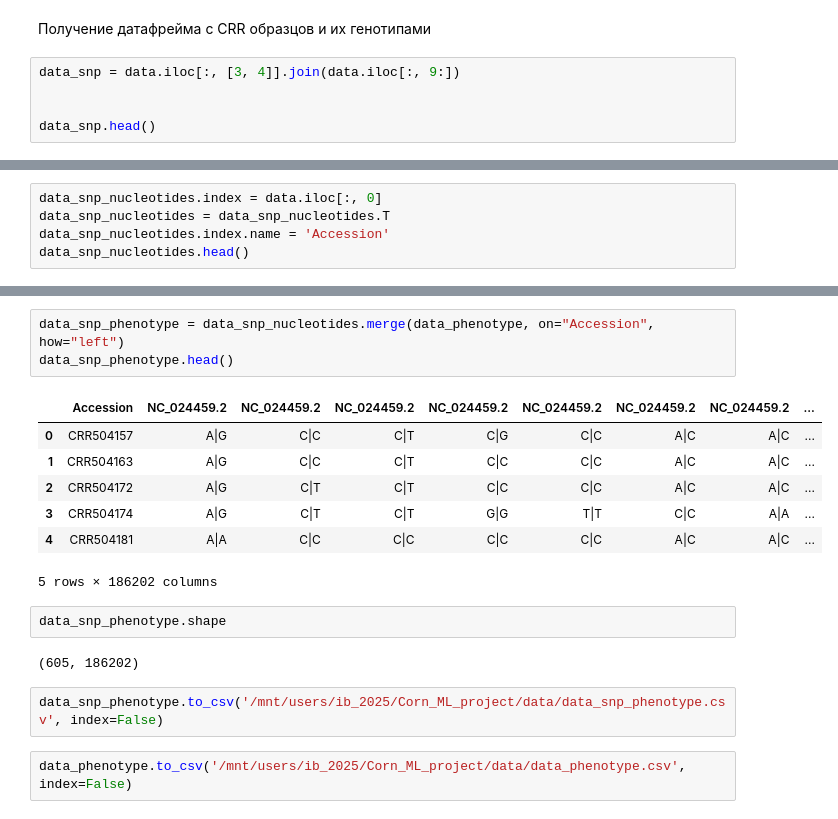
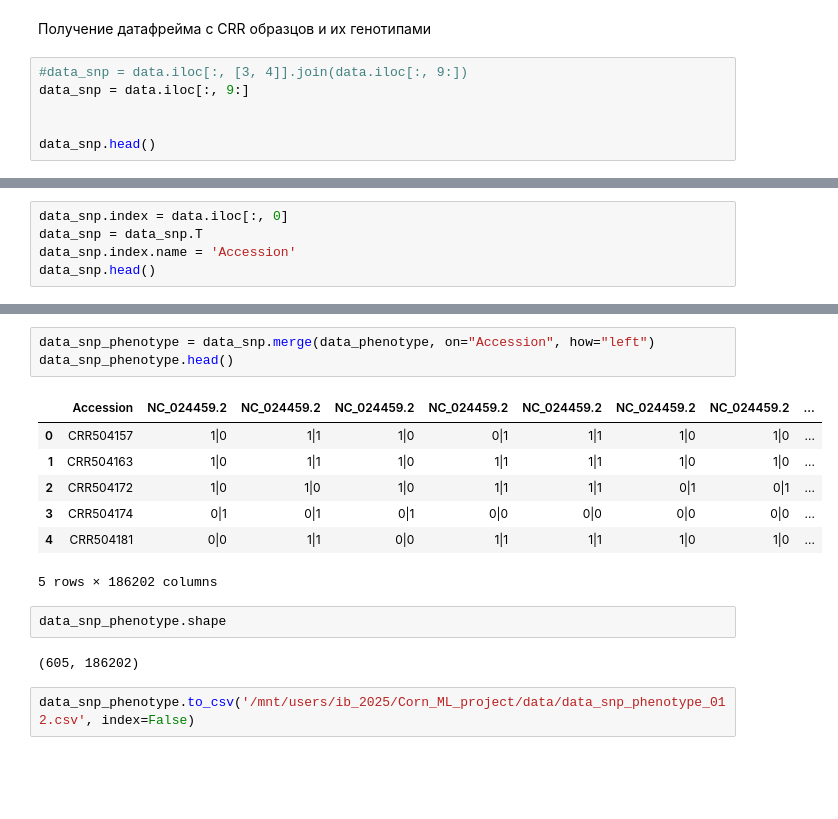
Before and after one commit to Polina1010123/phenoPredict, a Jupyter notebook: code/data_processing.ipynb, the cells around one changed output, grey strips where cells are left out. Saved outputs shown, nothing was run; the diff lists cells and outputs as text; blank space fills up the shorter version.

```diff
--- a/code/data_processing.ipynb
+++ b/code/data_processing.ipynb
@@ -129,7 +129,8 @@ array(['PA', 'NSS', 'Iodent', 'PB', 'SS', 'SPT', 'Admix'], dtype=object)
 # %% [markdown]
 Получение датафрейма с CRR образцов и их генотипами
 # %%
-data_snp = data.iloc[:, [3, 4]].join(data.iloc[:, 9:])
+#data_snp = data.iloc[:, [3, 4]].join(data.iloc[:, 9:])
+data_snp = data.iloc[:, 9:]
 
 
 data_snp.head()
@@ -230,8 +225,8 @@ data_snp_nucleotides
 # %%
-data_snp_nucleotides.index = data.iloc[:, 0]
-data_snp_nucleotides = data_snp_nucleotides.T
-data_snp_nucleotides.index.name = 'Accession'
-data_snp_nucleotides.head()
+data_snp.index = data.iloc[:, 0]
+data_snp = data_snp.T
+data_snp.index.name = 'Accession'
+data_snp.head()
 # %% [output]
 | #CHROM | NC_024459.2 | NC_024459.2 | NC_024459.2 | NC_024459.2 | NC_024459.2 | NC_024459.2 | NC_024459.2 | ... |
 | Accession |  |  |  |  |  |  |  | ... |
@@ -243,20 +238,18 @@ data_snp_nucleotides.head()
 5 rows × 186200 columns
 # %%
-data_snp_phenotype = data_snp_nucleotides.merge(data_phenotype, on="Accession", how="left")
+data_snp_phenotype = data_snp.merge(data_phenotype, on="Accession", how="left")
 data_snp_phenotype.head()
 # %% [output]
 |  | Accession | NC_024459.2 | NC_024459.2 | NC_024459.2 | NC_024459.2 | NC_024459.2 | NC_024459.2 | NC_024459.2 | ... |
-| 0 | CRR504157 | A|G | C|C | C|T | C|G | C|C | A|C | A|C | ... |
-| 1 | CRR504163 | A|G | C|C | C|T | C|C | C|C | A|C | A|C | ... |
-| 2 | CRR504172 | A|G | C|T | C|T | C|C | C|C | A|C | A|C | ... |
-| 3 | CRR504174 | A|G | C|T | C|T | G|G | T|T | C|C | A|A | ... |
-| 4 | CRR504181 | A|A | C|C | C|C | C|C | C|C | A|C | A|C | ... |
+| 0 | CRR504157 | 1|0 | 1|1 | 1|0 | 0|1 | 1|1 | 1|0 | 1|0 | ... |
+| 1 | CRR504163 | 1|0 | 1|1 | 1|0 | 1|1 | 1|1 | 1|0 | 1|0 | ... |
+| 2 | CRR504172 | 1|0 | 1|0 | 1|0 | 1|1 | 1|1 | 0|1 | 0|1 | ... |
+| 3 | CRR504174 | 0|1 | 0|1 | 0|1 | 0|0 | 0|0 | 0|0 | 0|0 | ... |
+| 4 | CRR504181 | 0|0 | 1|1 | 0|0 | 1|1 | 1|1 | 1|0 | 1|0 | ... |
 5 rows × 186202 columns
 # %%
 data_snp_phenotype.shape
 # %% [output]
 (605, 186202)
 # %%
-data_snp_phenotype.to_csv('/mnt/users/ib_2025/Corn_ML_project/data/data_snp_phenotype.csv', index=False)
+data_snp_phenotype.to_csv('/mnt/users/ib_2025/Corn_ML_project/data/data_snp_phenotype_012.csv', index=False)
-# %%
-data_phenotype.to_csv('/mnt/users/ib_2025/Corn_ML_project/data/data_phenotype.csv', index=False)
```
Also changed, not shown: parts of 12 cells of this notebook, 1 other file.
